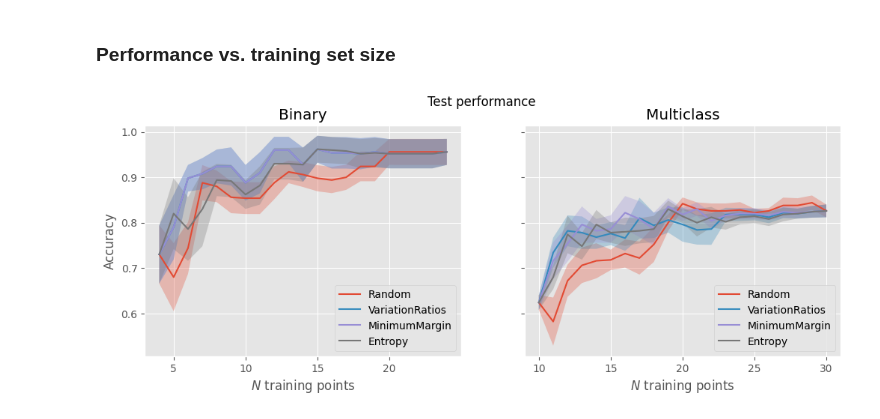
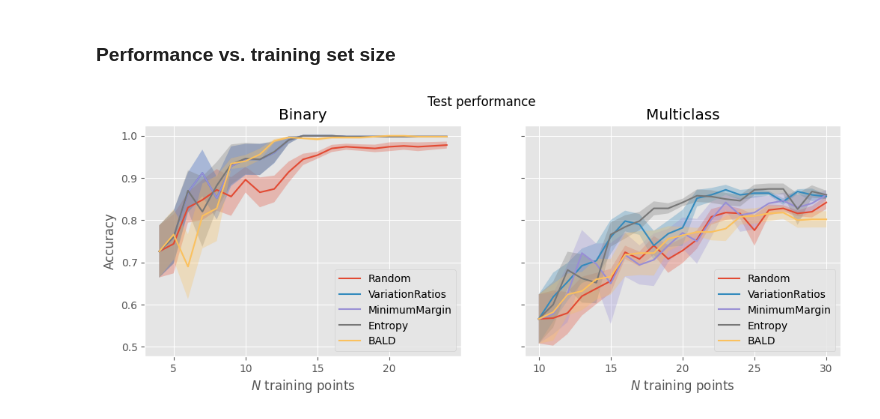
Before and after one commit to albertkjoller/abdl, a Jupyter notebook: notebooks/exploration.ipynb, the cells around one changed output. Saved outputs shown, nothing was run; the diff lists cells and outputs as text; code cells hidden in the pictures.

```diff
--- a/notebooks/exploration.ipynb
+++ b/notebooks/exploration.ipynb
@@ -298,10 +261,11 @@ KeyboardInterrupt:
 # %% [markdown]
 ### Performance vs. training set size
 # %%
-train_results, test_results = combine_results(seeds=[0, 1, 2, 4, 6])
+acq_functions = ['Random', 'VariationRatios', 'MinimumMargin', 'Entropy', 'BALD']
+train_results, test_results = combine_results(acq_functions=acq_functions, seeds=[0, 1, 3, 4, 5])
 
-fig = plot_performance_curves(test_results, acq_functions=['Random', 'VariationRatios', 'MinimumMargin', 'Entropy'])
+fig = plot_performance_curves(test_results, acq_functions=acq_functions)
 fig.suptitle('Test performance')
 plt.show()
 # %% [output]
-[figure, old version]
+[figure, new version]
```
Also changed, not shown: parts of 6 cells of this notebook, 5 other files.
